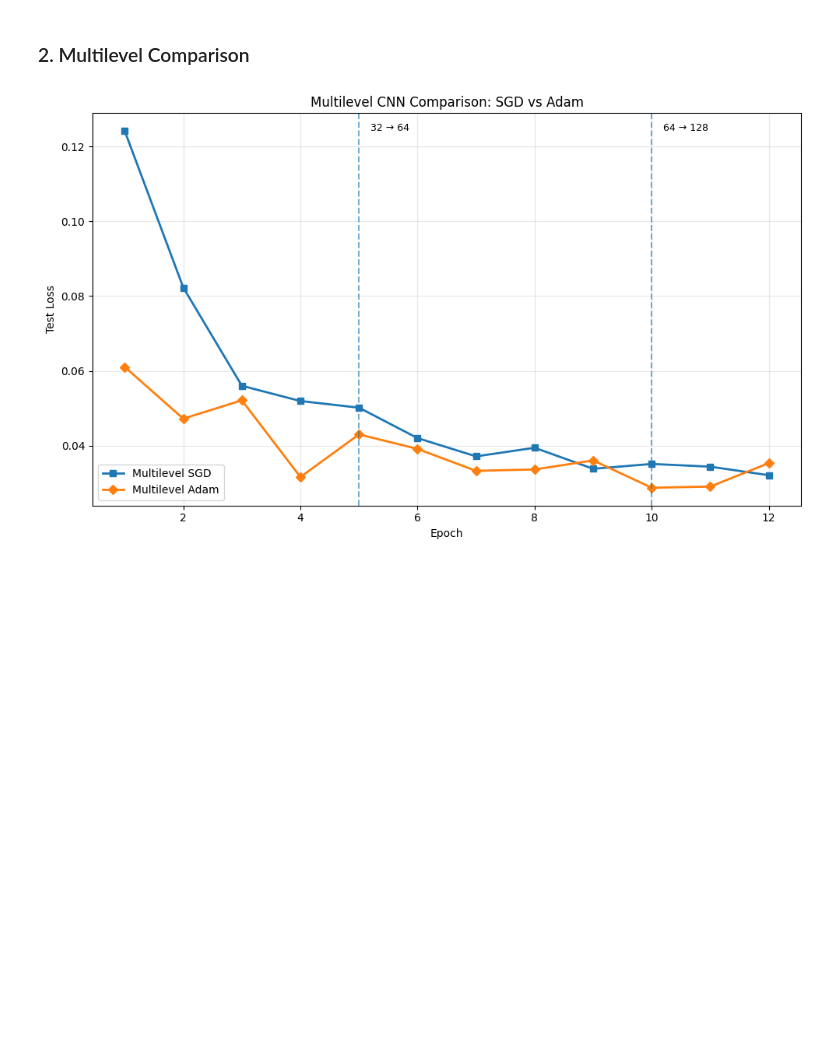
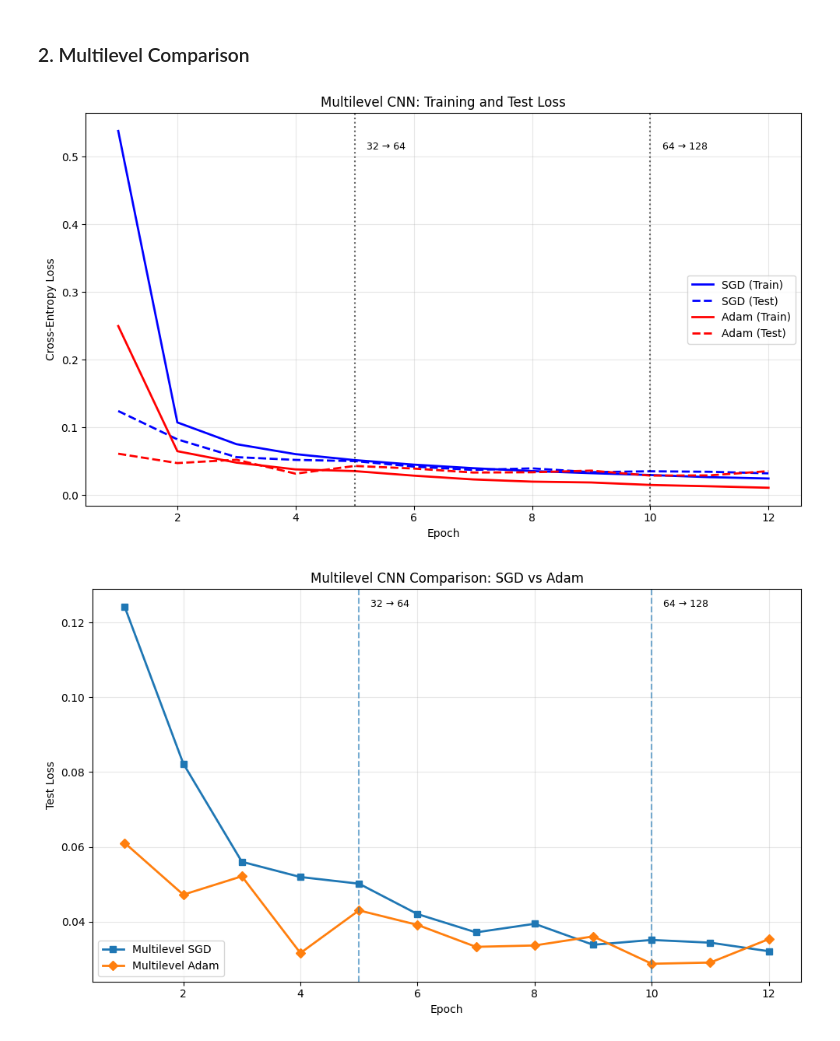
Before and after one commit to Edwin-Kutsushi/computational_ml_project, a Jupyter notebook: notebooks/01_mnist_analysis.ipynb, the cells around one changed output. Cells and saved outputs as stored; diff of their text form; code cells hidden in the pictures; blank space fills up the shorter version.

```diff
--- a/notebooks/01_mnist_analysis.ipynb
+++ b/notebooks/01_mnist_analysis.ipynb
@@ -666,6 +692,76 @@ At Level 3 (hidden_dim=128), the model achieves its best overall performance. Tr
 The progressive increase in hidden dimensionality combined with transferred CNN weights enables stable refinement of learned features across levels. The total multilevel CNN training time using Adam is approximately 255.14 seconds.
 # %% [markdown]
 ### 2. Multilevel Comparison
+# %%
+plt.figure(figsize=(10, 6))
+
+# SGD
+plt.plot(
+    range(1, len(multi_sgd_results["train_loss"]) + 1),
+    multi_sgd_results["train_loss"],
+    color="blue",
+    linestyle="-",
+    linewidth=2,
+    label="SGD (Train)"
+)
+
+plt.plot(
+    range(1, len(multi_sgd_results["test_loss"]) + 1),
+    multi_sgd_results["test_loss"],
+    color="blue",
+    linestyle="--",
+    linewidth=2,
+    label="SGD (Test)"
+)
+
+# Adam
+plt.plot(
+    range(1, len(multi_adam_results["train_loss"]) + 1),
+    multi_adam_results["train_loss"],
+    color="red",
+    linestyle="-",
+    linewidth=2,
+    label="Adam (Train)"
+)
+
+plt.plot(
+    range(1, len(multi_adam_results["test_loss"]) + 1),
+    multi_adam_results["test_loss"],
+    color="red",
+    linestyle="--",
+    linewidth=2,
+    label="Adam (Test)"
+)
+
+# Level transitions
+max_loss = max(
+    max(multi_sgd_results["train_loss"]),
+    max(multi_sgd_results["test_loss"]),
+    max(multi_adam_results["train_loss"]),
+    max(multi_adam_results["test_loss"])
+)
+
+for e, txt in zip([5, 10], ["32 → 64", "64 → 128"]):
+    plt.axvline(e, linestyle=":", color="black", alpha=0.6)
+    plt.text(e + 0.2, max_loss * 0.95, txt, fontsize=9)
+
+plt.xlabel("Epoch")
+plt.ylabel("Cross-Entropy Loss")
+plt.title("Multilevel CNN: Training and Test Loss")
+
+plt.legend()
+plt.grid(True, alpha=0.3)
+plt.tight_layout()
+
+plt.savefig(
+    mnist_fig_dir / "multilevel_cnn_train_test_loss.png",
+    dpi=300,
+    bbox_inches="tight"
+)
+
+plt.show()
+# %% [output]
+[figure, added]
 # %%
 plt.figure(figsize=(10, 6))
 
```
Also changed, not shown: parts of 10 cells of this notebook, 2 other files.
